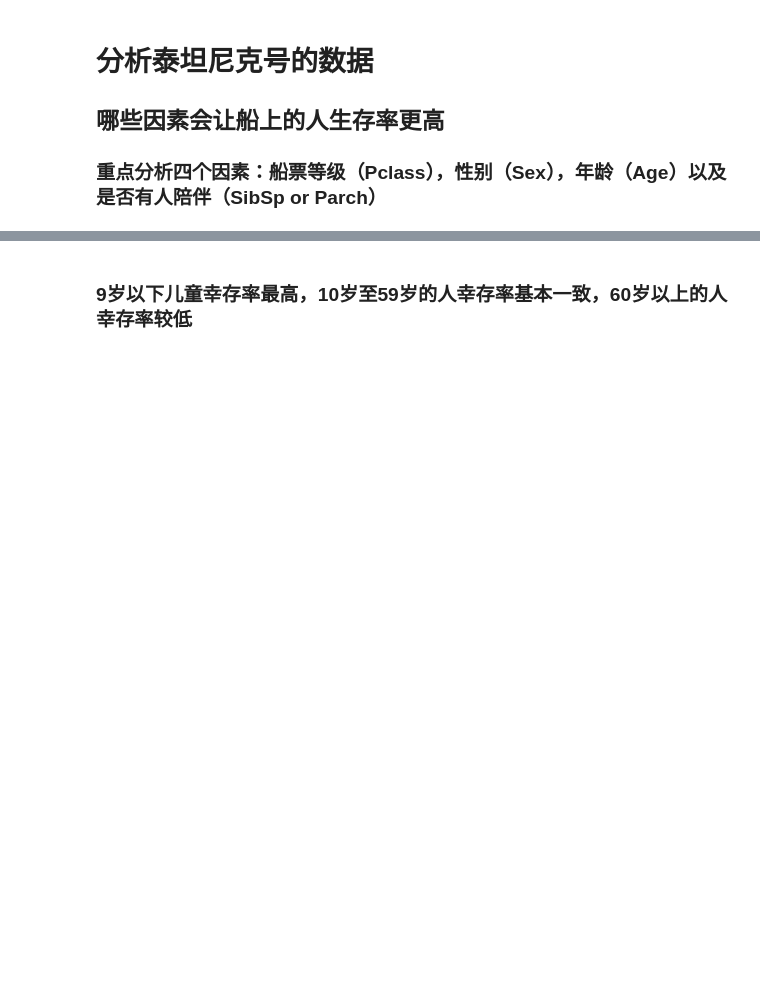
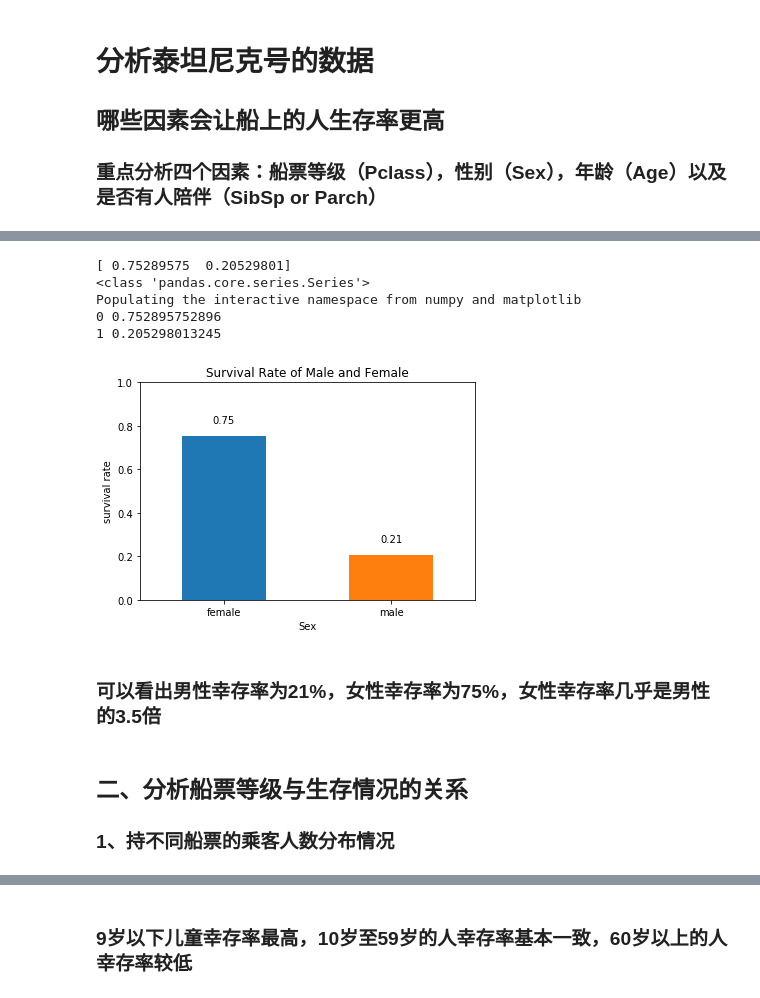
Before and after one commit to MartinSnow/ExploreData, a Jupyter notebook: ExploreData.ipynb, the cells around one changed output, grey strips where cells are left out. Drawn from its saved outputs; the diff is of its cells as text; code cells hidden in the pictures; blank space fills up the shorter version.

```diff
--- a/ExploreData.ipynb
+++ b/ExploreData.ipynb
@@ -141,0 +90,26 @@ plt.scatter(titanic_age_range['converted_age'], titanic_age_range['Parch'], s=ti
+# %%
+survived_sex = df.groupby('Sex')['Survived'].mean()
+print survived_sex.values
+print type(survived_sex)
+%pylab inline
+survived_sex.plot.bar()
+plt.ylim(0, 1)  #设定 y 轴坐标范围
+plt.xticks(rotation=0)  #设定 x 轴刻度值的角度
+plt.ylabel('survival rate')
+plt.title('Survival Rate of Male and Female')
+for x, y in enumerate(survived_sex.tolist()):  #为柱状图添加 y 轴数值
+    print x, y
+    plt.text(x, y+0.05, '%.2f' % y, ha='center', va= 'bottom',fontsize=10)
+# %% [output]
+[ 0.75289575  0.20529801]
+<class 'pandas.core.series.Series'>
+Populating the interactive namespace from numpy and matplotlib
+0 0.752895752896
+1 0.205298013245
+[figure, added]
+# %% [markdown]
+### 可以看出男性幸存率为21%，女性幸存率为75%，女性幸存率几乎是男性的3.5倍
+# %% [markdown]
+## 二、分析船票等级与生存情况的关系
+
+### 1、持不同船票的乘客人数分布情况
```
Also changed, not shown: parts of 52 cells of this notebook, 1 other file.
